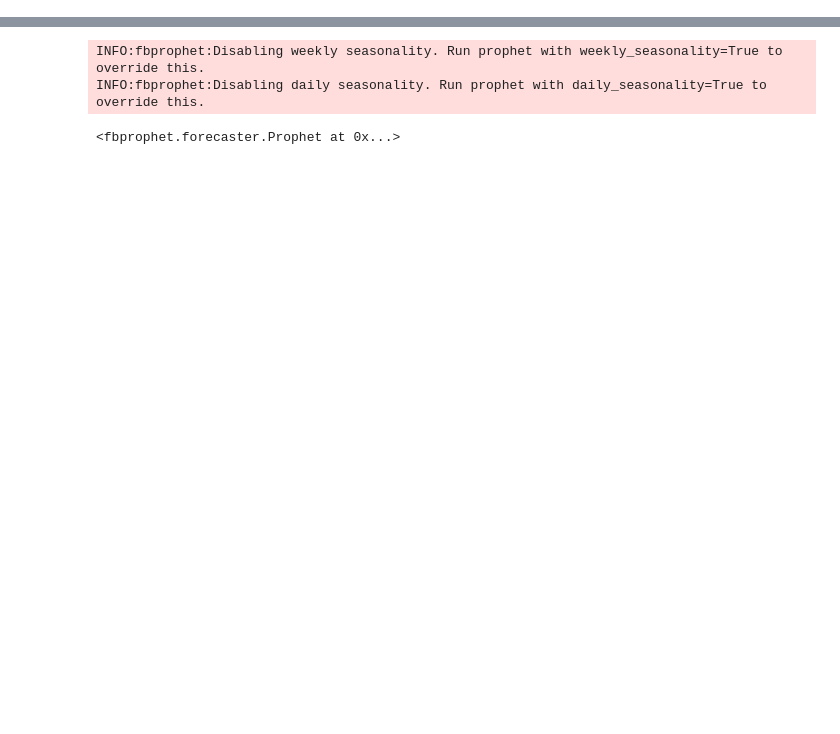
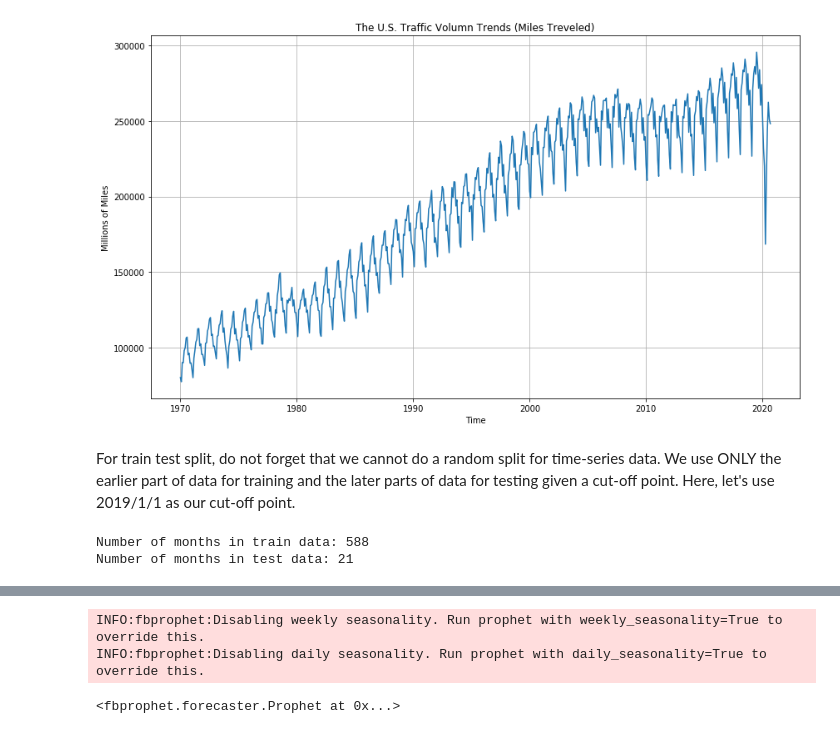
Before and after one commit to mkang32/time-series-analysis, a Jupyter notebook: notebooks/prophet_intro.ipynb, the cells around one changed output, grey strips where cells are left out. Saved outputs shown, nothing was run; the diff lists cells and outputs as text; code cells hidden in the pictures; blank space fills up the shorter version.

```diff
--- a/notebooks/prophet_intro.ipynb
+++ b/notebooks/prophet_intro.ipynb
@@ -108,0 +70,14 @@ memory usage: 5.2 KB
+# %%
+# plot raw data
+fig, ax = plt.subplots(figsize=(12, 7))
+plt.plot(df['ds'], df['y'])
+plt.xlabel('Time')
+plt.ylabel('Millions of Miles')
+plt.title('The U.S. Traffic Volumn Trends (Miles Treveled)')
+plt.grid(True)
+plt.tight_layout()
+plt.show()
+# %% [output]
+[figure, added]
+# %% [markdown]
+For train test split, do not forget that we cannot do a random split for time-series data. We use ONLY the earlier part of data for training and the later parts of data for testing given a cut-off point. Here, let's use 2019/1/1 as our cut-off point.
@@ -108,0 +88,6 @@ memory usage: 5.2 KB
+# %%
+print(f"Number of months in train data: {len(train)}")
+print(f"Number of months in test data: {len(test)}")
+# %% [output]
+Number of months in train data: 588
+Number of months in test data: 21
```
Also changed, not shown: parts of 85 cells of this notebook.
